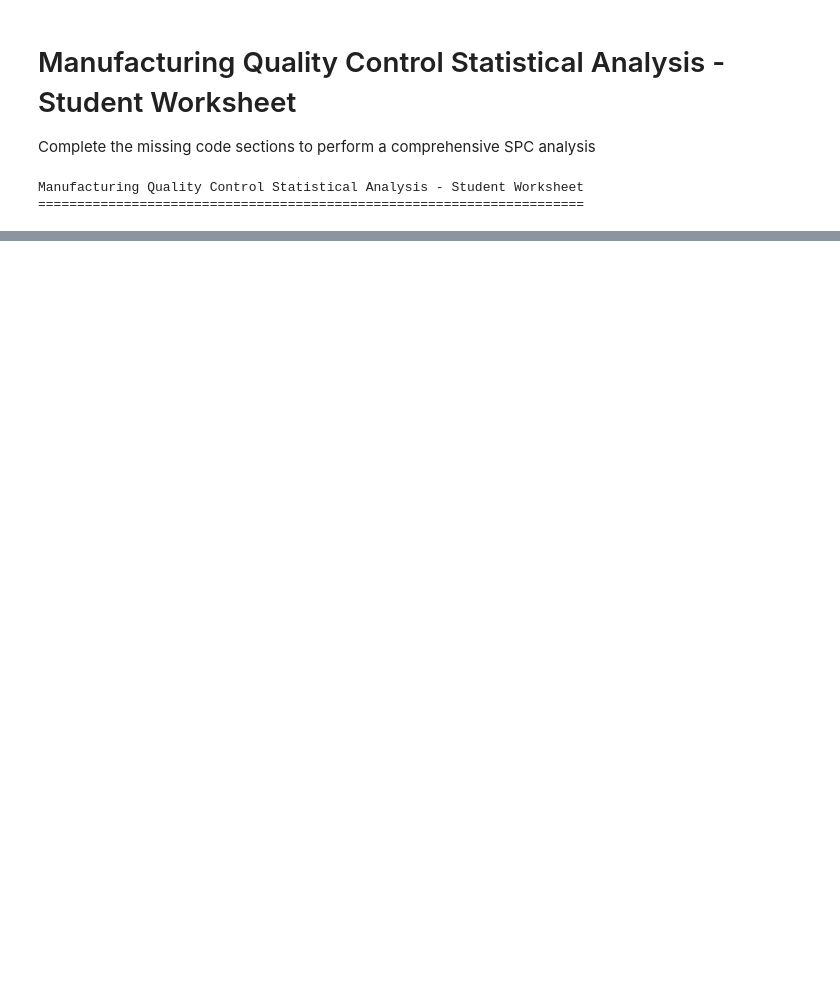
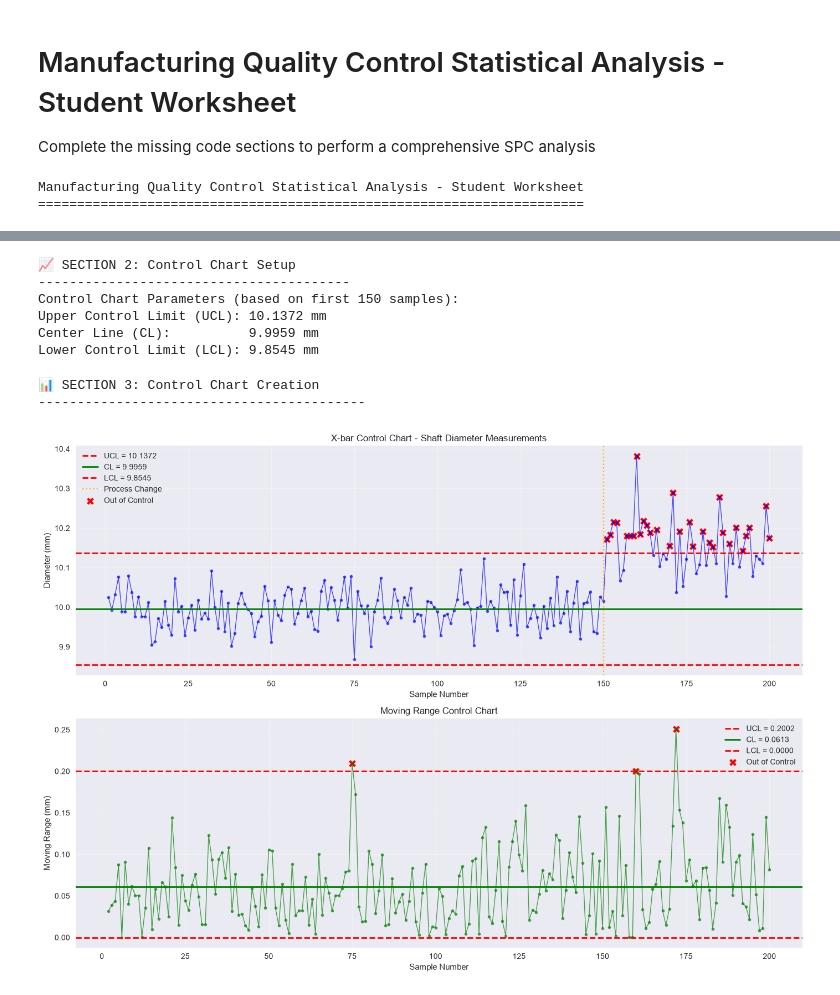
Before and after one commit to mirandaurban/tc3009c, a Jupyter notebook: Machine Learning/Tareas/01-Introduccion-ML/Worksheet_Quality_Control_Analysis.ipynb, the cells around one changed output, grey strips where cells are left out. Saved outputs shown, nothing was run; the diff lists cells and outputs as text; code cells hidden in the pictures; blank space fills up the shorter version.

```diff
--- a/Machine Learning/Tareas/01-Introduccion-ML/Worksheet_Quality_Control_Analysis.ipynb
+++ b/Machine Learning/Tareas/01-Introduccion-ML/Worksheet_Quality_Control_Analysis.ipynb
@@ -80,30 +99,35 @@ print("-" * 40)
 
 def calculate_control_limits(data):
     """Calculate control limits for X-bar chart"""
-    # TODO 2.1: Calculate the mean of the data
-    # HINT: Use np.mean()
-    mean = np._____(data)
+    # TO-DO 2.1: Calculate the mean of the data
+    mean = np.mean(data)
 
     # TODO 2.2: Calculate the standard deviation with ddof=1
-    # HINT: Use np.std() with ddof parameter
-    std = np._____(data, ddof=_____)
+    std = np.std(data, ddof=1)
 
     # TODO 2.3: Calculate Upper Control Limit (mean + 3*std)
-    ucl = mean + _____ * std
+    ucl = mean + 3 * std
 
     # TODO 2.4: Calculate Lower Control Limit (mean - 3*std)
-    lcl = mean - _____ * std
+    lcl = mean - 3 * std
 
     return ucl, mean, lcl
 
-# TODO 2.5: Calculate control limits using only the first 'drift_start' samples
+# TO-DO 2.5: Calculate control limits using only the first 'drift_start' samples
 # HINT: Use df['Diameter_mm'][:drift_start] as the input data
-UCL, CL, LCL = calculate_control_limits(df['_____'][_____])
+UCL, CL, LCL = calculate_control_limits(df['Diameter_mm'][:drift_start])
 
 print(f"Control Chart Parameters (based on first {drift_start} samples):")
 print(f"Upper Control Limit (UCL): {UCL:.4f} mm")
 print(f"Center Line (CL):          {CL:.4f} mm")
 print(f"Lower Control Limit (LCL): {LCL:.4f} mm")
+# %% [output]
+📈 SECTION 2: Control Chart Setup
+----------------------------------------
+Control Chart Parameters (based on first 150 samples):
+Upper Control Limit (UCL): 10.1372 mm
+Center Line (CL):          9.9959 mm
+Lower Control Limit (LCL): 9.8545 mm
 # %%
 # ============================================================================
 # SECTION 3: CONTROL CHART VISUALIZATION
@@ -112,67 +136,71 @@ print(f"Lower Control Limit (LCL): {LCL:.4f} mm")
 print("\n📊 SECTION 3: Control Chart Creation")
 print("-" * 42)
 
-# TODO 3.1: Create a figure with 2 subplots (2 rows, 1 column)
+# TO-DO 3.1: Create a figure with 2 subplots (2 rows, 1 column)
 # HINT: Use plt.subplots(rows, cols, figsize=(width, height))
-fig, (ax1, ax2) = plt.subplots(_____, _____, figsize=(14, 10))
+fig, (ax1, ax2) = plt.subplots(2, 1, figsize=(14, 10))
 
 # X-bar Control Chart
-# TODO 3.2: Plot the diameter measurements vs sample numbers
+# TO-DO 3.2: Plot the diameter measurements vs sample numbers
 # HINT: Use ax1.plot() with Sample_Number and Diameter_mm columns
-ax1.plot(df['_____'], df['_____'], 'bo-', markersize=4, linewidth=1, alpha=0.7)
+ax1.plot(df['Sample_Number'], df['Diameter_mm'], 'bo-', markersize=4, linewidth=1, alpha=0.7)
 
-# TODO 3.3: Add horizontal lines for control limits
+# TO-DO 3.3: Add horizontal lines for control limits
 # HINT: Use ax1.axhline() for each limit (UCL, CL, LCL)
-ax1.axhline(y=_____, color='red', linestyle='--', linewidth=2, label=f'UCL = {UCL:.4f}')
-ax1.axhline(y=_____, color='green', linestyle='-', linewidth=2, label=f'CL = {CL:.4f}')
-ax1.axhline(y=_____, color='red', linestyle='--', linewidth=2, label=f'LCL = {LCL:.4f}')
+ax1.axhline(y=UCL, color='red', linestyle='--', linewidth=2, label=f'UCL = {UCL:.4f}')
+ax1.axhline(y=CL, color='green', linestyle='-', linewidth=2, label=f'CL = {CL:.4f}')
+ax1.axhline(y=LCL, color='red', linestyle='--', linewidth=2, label=f'LCL = {LCL:.4f}')
 
 ax1.axvline(x=drift_start, color='orange', linestyle=':', alpha=0.8, label='Process Change')
 
-# TODO 3.4: Identify out-of-control points
+# TO-DO 3.4: Identify out-of-control points
 # HINT: Create a boolean mask where diameter is > UCL or < LCL
-out_of_control = (df['Diameter_mm'] > _____) | (df['Diameter_mm'] < _____)
+out_of_control = (df['Diameter_mm'] > UCL) | (df['Diameter_mm'] < LCL)
 
 ax1.scatter(df[out_of_control]['Sample_Number'], df[out_of_control]['Diameter_mm'],
            color='red', s=50, marker='x', linewidth=3, label='Out of Control')
 
 ax1.set_xlabel('Sample Number')
 ax1.set_ylabel('Diameter (mm)')
 ax1.set_title('X-bar Control Chart - Shaft Diameter Measurements')
 ax1.legend()
 ax1.grid(True, alpha=0.3)
 
 # Moving Range Chart
-# TODO 3.5: Calculate moving ranges (absolute difference between consecutive measurements)
+# TO-DO 3.5: Calculate moving ranges (absolute difference between consecutive measurements)
 # HINT: Use np.abs() and np.diff() on the diameter column
-moving_ranges = np.abs(np._____(df['_____']))
+moving_ranges = np.abs(np.diff(df['Diameter_mm']))
 
-# TODO 3.6: Calculate moving range control limits
+# TO-DO 3.6: Calculate moving range control limits
 # HINT: Mean of moving ranges, UCL = 3.267 * mean, LCL = 0
-mr_mean = np._____(moving_ranges)
-mr_ucl = _____ * mr_mean
-mr_lcl = _____
+mr_mean = np.mean(moving_ranges)
+mr_ucl = 3.267* mr_mean
+mr_lcl = 0
 
 ax2.plot(df['Sample_Number'][1:], moving_ranges, 'go-', markersize=4, linewidth=1, alpha=0.7)
 ax2.axhline(y=mr_ucl, color='red', linestyle='--', linewidth=2, label=f'UCL = {mr_ucl:.4f}')
 ax2.axhline(y=mr_mean, color='green', linestyle='-', linewidth=2, label=f'CL = {mr_mean:.4f}')
 ax2.axhline(y=mr_lcl, color='red', linestyle='--', linewidth=2, label=f'LCL = {mr_lcl:.4f}')
 
-# TODO 3.7: Identify out-of-control moving ranges
+# TO-DO 3.7: Identify out-of-control moving ranges
 # HINT: Moving ranges greater than mr_ucl
-mr_out_of_control = moving_ranges > _____
+mr_out_of_control = moving_ranges > mr_ucl
 
 ax2.scatter(df['Sample_Number'][1:][mr_out_of_control], moving_ranges[mr_out_of_control],
            color='red', s=50, marker='x', linewidth=3, label='Out of Control')
 
 ax2.set_xlabel('Sample Number')
 ax2.set_ylabel('Moving Range (mm)')
 ax2.set_title('Moving Range Control Chart')
 ax2.legend()
 ax2.grid(True, alpha=0.3)
 
 plt.tight_layout()
 plt.show()
+# %% [output]
+📊 SECTION 3: Control Chart Creation
+------------------------------------------
+[figure, added]
 # %%
 # ============================================================================
 # SECTION 4: PROCESS CAPABILITY ANALYSIS
```
Also changed, not shown: parts of 6 cells of this notebook, 2 other files.
